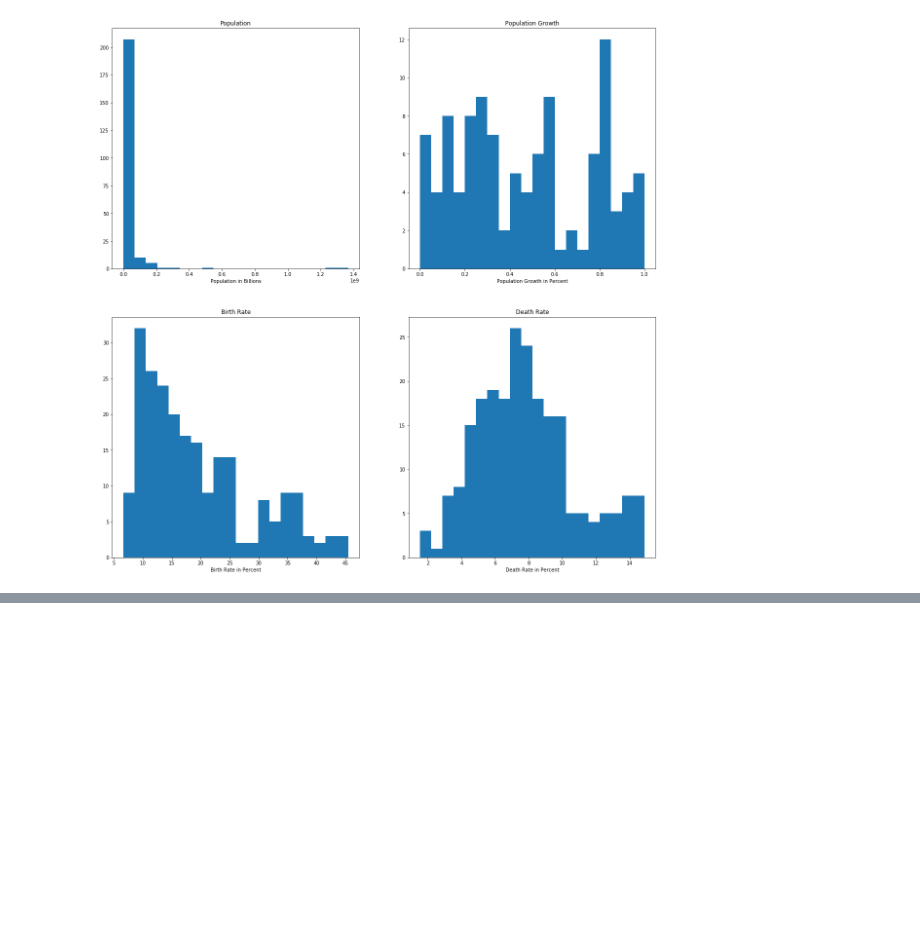
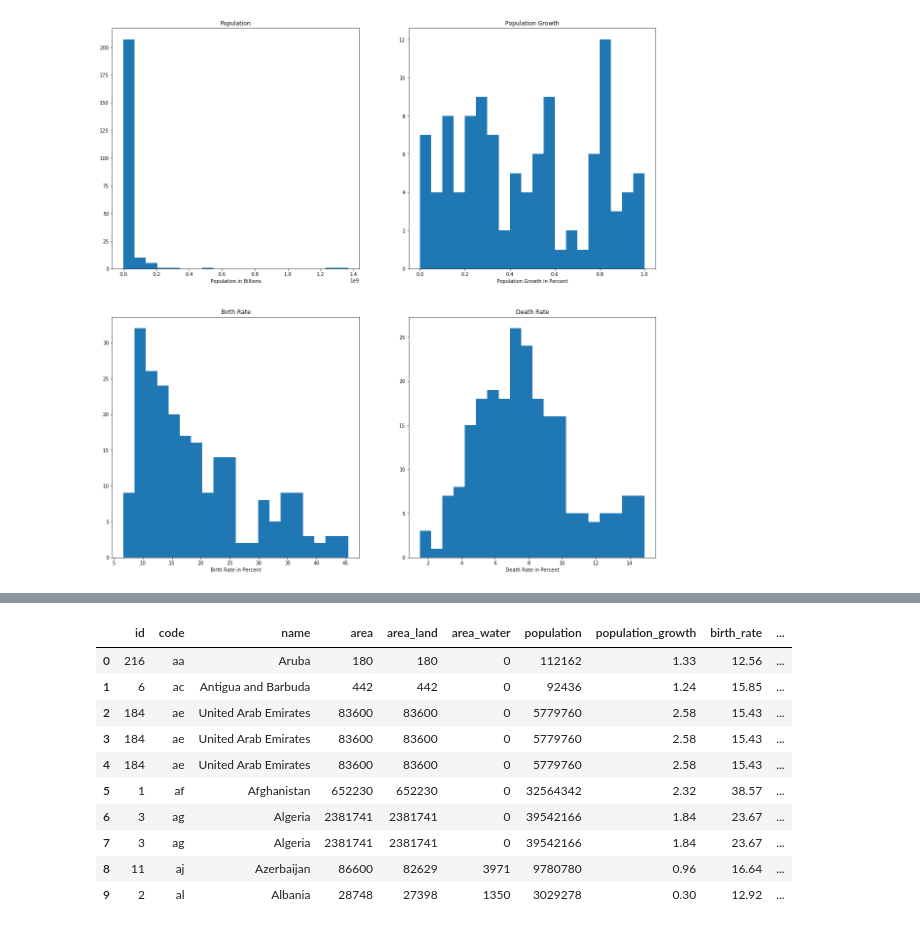
Before and after one commit to natekotila/DataQuestProjects, a Jupyter notebook: factbook/CIA Factbook.ipynb, the cells around one changed output, grey strips where cells are left out. Saved outputs shown, nothing was run; the diff lists cells and outputs as text; code cells hidden in the pictures; blank space fills up the shorter version.

```diff
--- a/factbook/CIA Factbook.ipynb
+++ b/factbook/CIA Factbook.ipynb
@@ -144,0 +141,22 @@ dtype: object
+# %%
+q = '''
+SELECT *
+FROM facts
+INNER JOIN cities
+ON cities.facts_id = facts.id
+LIMIT 10
+;'''
+
+pd.read_sql_query(q, conn)
+# %% [output]
+|  | id | code | name | area | area_land | area_water | population | population_growth | birth_rate | ... |
+| 0 | 216 | aa | Aruba | 180 | 180 | 0 | 112162 | 1.33 | 12.56 | ... |
+| 1 | 6 | ac | Antigua and Barbuda | 442 | 442 | 0 | 92436 | 1.24 | 15.85 | ... |
+| 2 | 184 | ae | United Arab Emirates | 83600 | 83600 | 0 | 5779760 | 2.58 | 15.43 | ... |
+| 3 | 184 | ae | United Arab Emirates | 83600 | 83600 | 0 | 5779760 | 2.58 | 15.43 | ... |
+| 4 | 184 | ae | United Arab Emirates | 83600 | 83600 | 0 | 5779760 | 2.58 | 15.43 | ... |
+| 5 | 1 | af | Afghanistan | 652230 | 652230 | 0 | 32564342 | 2.32 | 38.57 | ... |
+| 6 | 3 | ag | Algeria | 2381741 | 2381741 | 0 | 39542166 | 1.84 | 23.67 | ... |
+| 7 | 3 | ag | Algeria | 2381741 | 2381741 | 0 | 39542166 | 1.84 | 23.67 | ... |
+| 8 | 11 | aj | Azerbaijan | 86600 | 82629 | 3971 | 9780780 | 0.96 | 16.64 | ... |
+| 9 | 2 | al | Albania | 28748 | 27398 | 1350 | 3029278 | 0.30 | 12.92 | ... |
```
Also changed, not shown: parts of 11 cells of this notebook.
